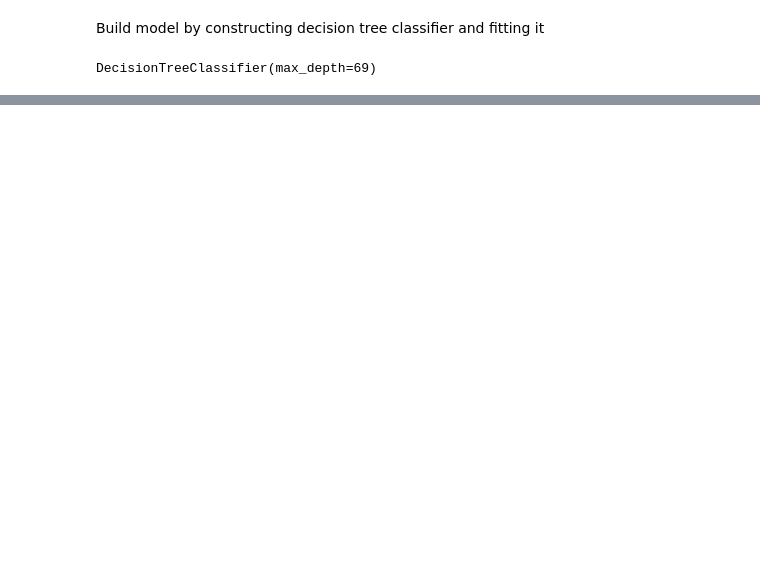
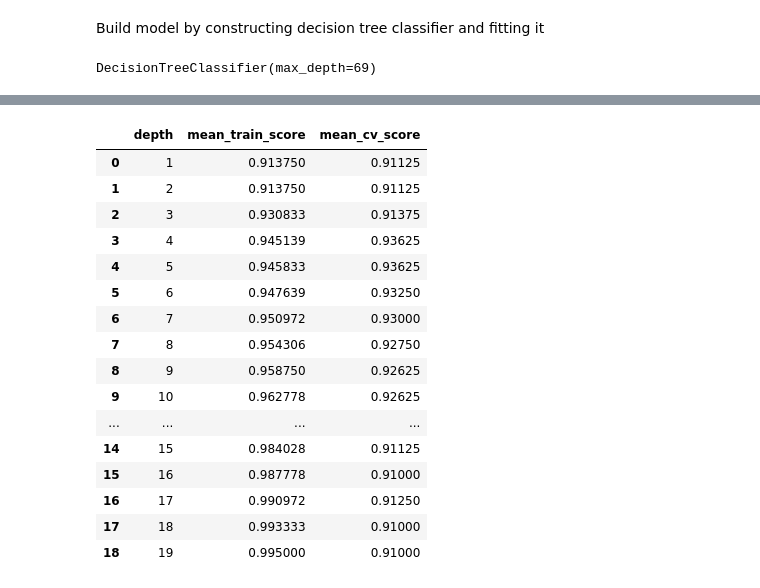
Before and after one commit to stephBRON/MachineLearning, a Jupyter notebook: Tutorials/module3_omar.ipynb, the cells around one changed output, grey strips where cells are left out. Saved outputs shown, nothing was run; the diff lists cells and outputs as text; code cells hidden in the pictures; blank space fills up the shorter version.

```diff
--- a/Tutorials/module3_omar.ipynb
+++ b/Tutorials/module3_omar.ipynb
@@ -171,0 +241,38 @@ Model does perfect on training data, but not as well on testing data. Here we ha
+# %%
+results_dict = {
+    "depth": list(),
+    "mean_train_score": list(),
+    "mean_cv_score": list()
+                }
+
+for depth in range(1, 20):
+
+    model = DecisionTreeClassifier(max_depth=depth)
+
+    scores = cross_validate(model, X_train, y_train, cv=10, return_train_score=True)
+
+    results_dict['depth'].append(depth)
+    results_dict['mean_train_score'].append(scores['train_score'].mean())
+    results_dict['mean_cv_score'].append(scores['test_score'].mean())
+
+
+df_scores = pd.DataFrame(results_dict)
+df_scores
+# %% [output]
+|  | depth | mean_train_score | mean_cv_score |
+| 0 | 1 | 0.913750 | 0.91125 |
+| 1 | 2 | 0.913750 | 0.91125 |
+| 2 | 3 | 0.930833 | 0.91375 |
+| 3 | 4 | 0.945139 | 0.93625 |
+| 4 | 5 | 0.945833 | 0.93625 |
+| 5 | 6 | 0.947639 | 0.93250 |
+| 6 | 7 | 0.950972 | 0.93000 |
+| 7 | 8 | 0.954306 | 0.92750 |
+| 8 | 9 | 0.958750 | 0.92625 |
+| 9 | 10 | 0.962778 | 0.92625 |
+| ... | ... | ... | ... |
+| 14 | 15 | 0.984028 | 0.91125 |
+| 15 | 16 | 0.987778 | 0.91000 |
+| 16 | 17 | 0.990972 | 0.91250 |
+| 17 | 18 | 0.993333 | 0.91000 |
+| 18 | 19 | 0.995000 | 0.91000 |
```
Also changed, not shown: parts of 22 cells of this notebook.
